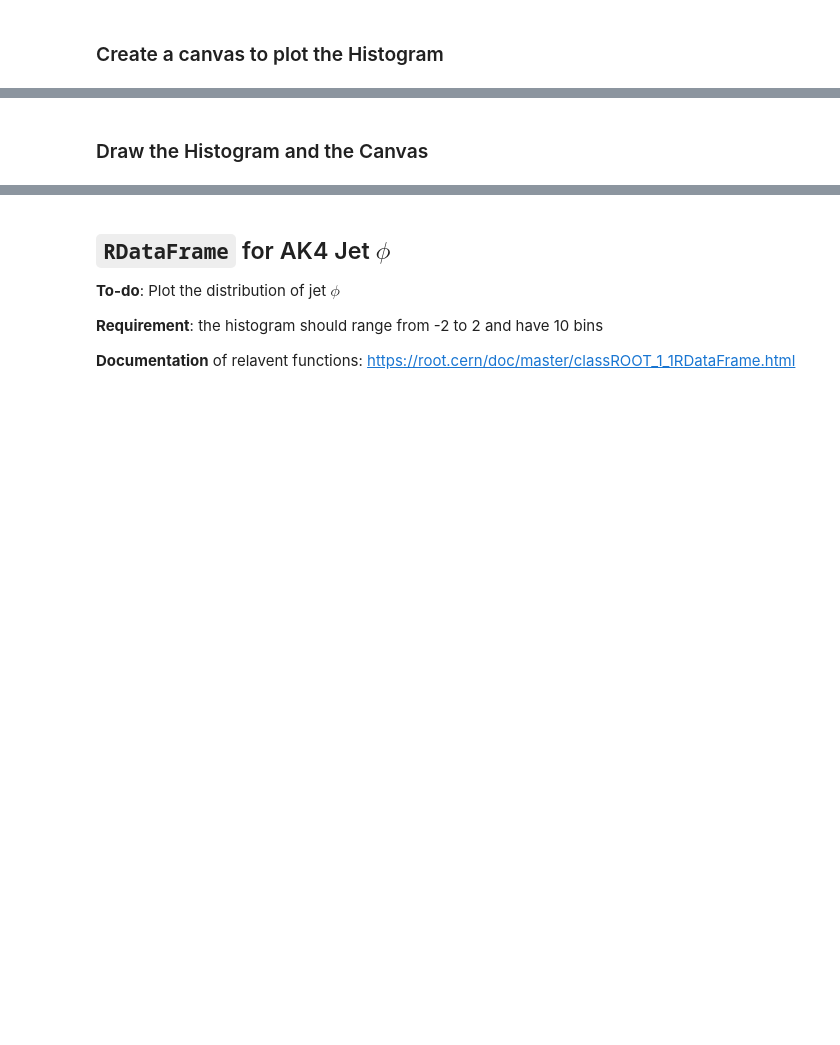
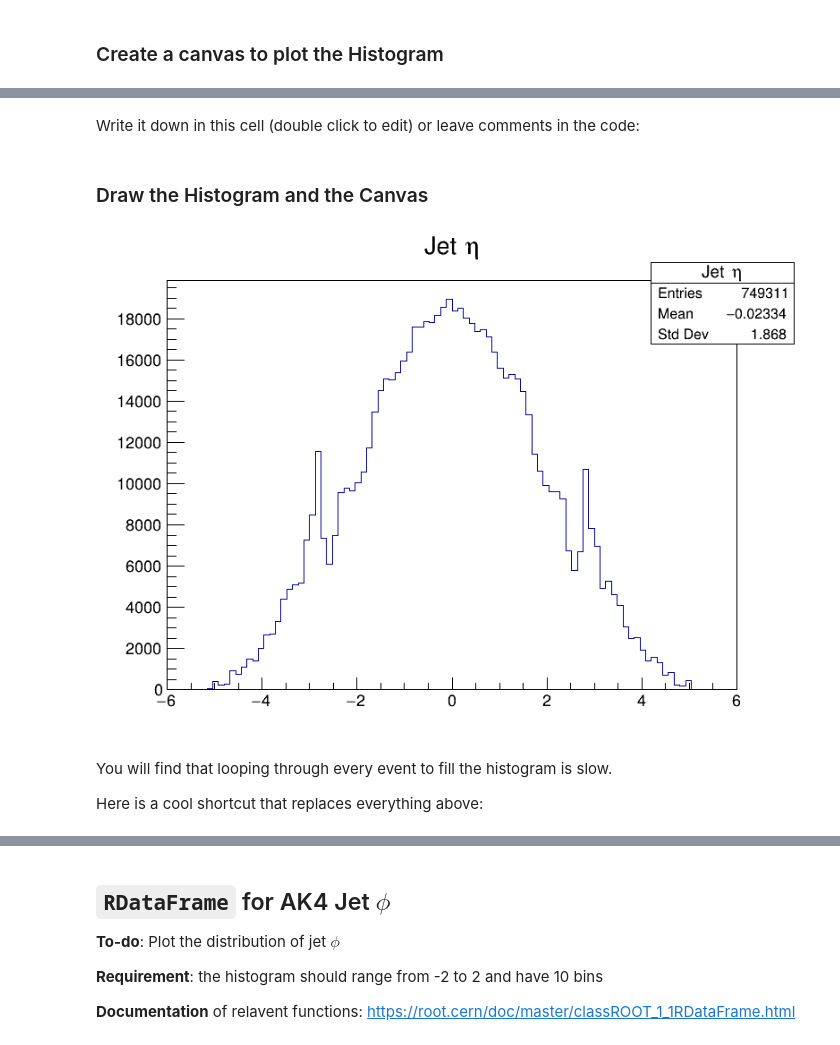
Before and after one commit to JaySeeDub/Coding-Dojo, a Jupyter notebook: coding_dojo_2024.ipynb, the cells around one changed output, grey strips where cells are left out. Cells and saved outputs as stored; diff of their text form; code cells hidden in the pictures; blank space fills up the shorter version.

```diff
--- a/coding_dojo_2024.ipynb
+++ b/coding_dojo_2024.ipynb
@@ -71,0 +95,2 @@ hist = ROOT.TH1F("Jet #eta", "Jet #eta", 100, -6, 6)
+# %% [markdown]
+Write it down in this cell (double click to edit) or leave comments in the code:
@@ -72,5 +104,14 @@ hist = ROOT.TH1F("Jet #eta", "Jet #eta", 100, -6, 6)
 # %% [markdown]
 ### Draw the Histogram and the Canvas
+# %%
+hist.Draw()
+canvas.Draw()
+# %% [output]
+[figure, added]
+# %% [markdown]
+You will find that looping through every event to fill the histogram is slow.
+
+Here is a cool shortcut that replaces everything above:
 # %%
 tree.Draw("Jet_eta >> Jet #eta")
 canvas.Draw()
```
Also changed, not shown: parts of 9 cells of this notebook.
